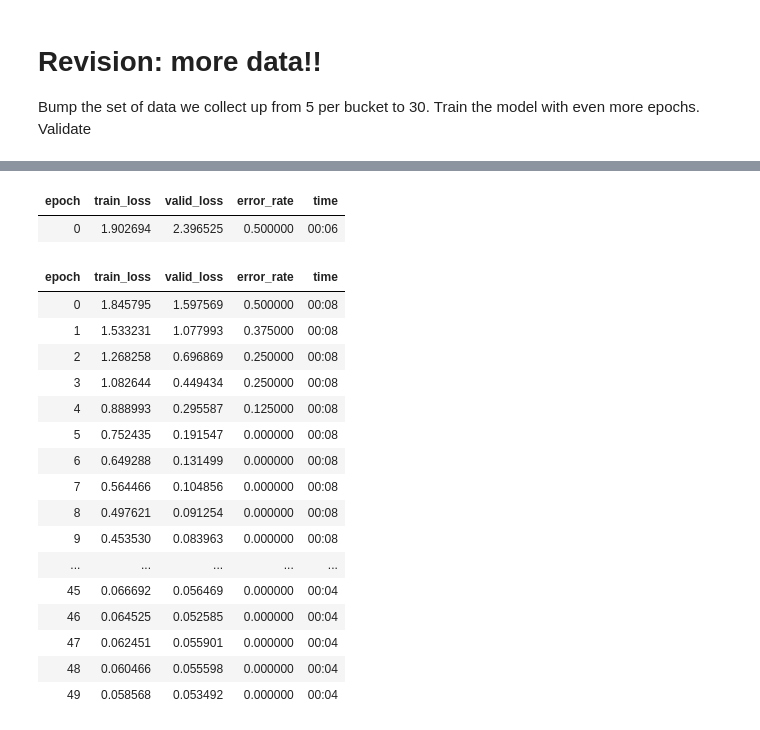
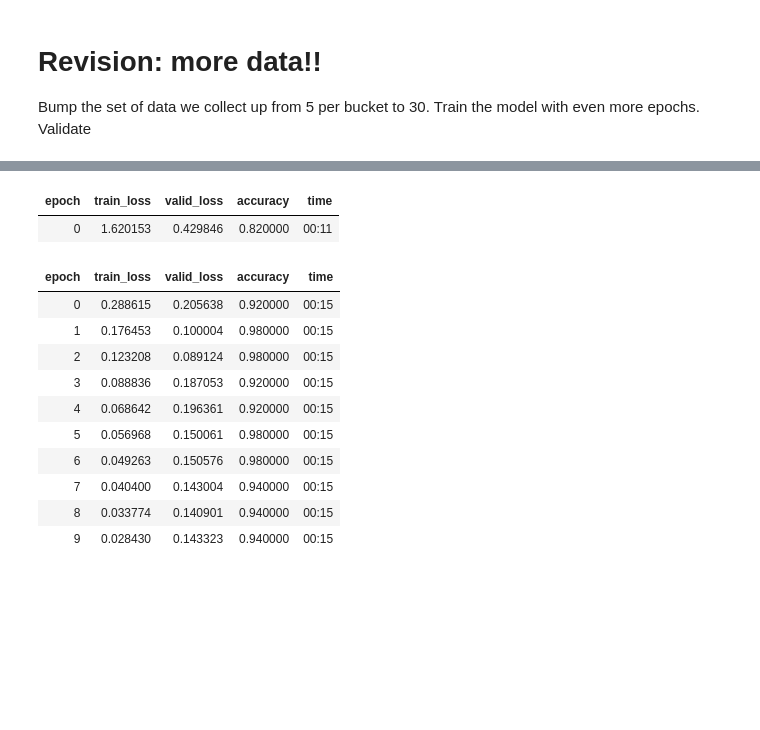
Before and after one commit to jewzaam/aiml-sandbox, a Jupyter notebook: blog-mnm.ipynb, the cells around one changed output, grey strips where cells are left out. Drawn from its saved outputs; the diff is of its cells as text; code cells hidden in the pictures; blank space fills up the shorter version.

```diff
--- a/blog-mnm.ipynb
+++ b/blog-mnm.ipynb
@@ -79,4 +83,4 @@ def download_validation_image(term):
 # %% [markdown]
 Make it easier to swap out the model and see how things change by defining a variable to capture the model.
 # %%
-model=resnet34
+model=resnet32
@@ -347,0 +300,10 @@ len(failed)
+# %%
+dls = DataBlock(
+    blocks=(ImageBlock, CategoryBlock),
+    get_items=get_image_files,
+    splitter=RandomSplitter(valid_pct=0.2, seed=42),
+    get_y=parent_label,
+    item_tfms=[Resize(192, method='squish')]
+).dataloaders(path, bs=32)
+
+dls.show_batch(max_n=6)
@@ -348,24 +312,18 @@ len(failed)
 # %%
-learn = vision_learner(dls, model, metrics=error_rate)
-learn.fine_tune(50)
+learn = vision_learner(dls, model, metrics=accuracy)
+learn.fine_tune(10)
 # %% [output]
-| epoch | train_loss | valid_loss | error_rate | time |
-| 0 | 1.902694 | 2.396525 | 0.500000 | 00:06 |
+| epoch | train_loss | valid_loss | accuracy | time |
+| 0 | 1.620153 | 0.429846 | 0.820000 | 00:11 |
-| epoch | train_loss | valid_loss | error_rate | time |
-| 0 | 1.845795 | 1.597569 | 0.500000 | 00:08 |
-| 1 | 1.533231 | 1.077993 | 0.375000 | 00:08 |
-| 2 | 1.268258 | 0.696869 | 0.250000 | 00:08 |
-| 3 | 1.082644 | 0.449434 | 0.250000 | 00:08 |
-| 4 | 0.888993 | 0.295587 | 0.125000 | 00:08 |
-| 5 | 0.752435 | 0.191547 | 0.000000 | 00:08 |
-| 6 | 0.649288 | 0.131499 | 0.000000 | 00:08 |
-| 7 | 0.564466 | 0.104856 | 0.000000 | 00:08 |
-| 8 | 0.497621 | 0.091254 | 0.000000 | 00:08 |
-| 9 | 0.453530 | 0.083963 | 0.000000 | 00:08 |
-| ... | ... | ... | ... | ... |
-| 45 | 0.066692 | 0.056469 | 0.000000 | 00:04 |
-| 46 | 0.064525 | 0.052585 | 0.000000 | 00:04 |
-| 47 | 0.062451 | 0.055901 | 0.000000 | 00:04 |
-| 48 | 0.060466 | 0.055598 | 0.000000 | 00:04 |
-| 49 | 0.058568 | 0.053492 | 0.000000 | 00:04 |
+| epoch | train_loss | valid_loss | accuracy | time |
+| 0 | 0.288615 | 0.205638 | 0.920000 | 00:15 |
+| 1 | 0.176453 | 0.100004 | 0.980000 | 00:15 |
+| 2 | 0.123208 | 0.089124 | 0.980000 | 00:15 |
+| 3 | 0.088836 | 0.187053 | 0.920000 | 00:15 |
+| 4 | 0.068642 | 0.196361 | 0.920000 | 00:15 |
+| 5 | 0.056968 | 0.150061 | 0.980000 | 00:15 |
+| 6 | 0.049263 | 0.150576 | 0.980000 | 00:15 |
+| 7 | 0.040400 | 0.143004 | 0.940000 | 00:15 |
+| 8 | 0.033774 | 0.140901 | 0.940000 | 00:15 |
+| 9 | 0.028430 | 0.143323 | 0.940000 | 00:15 |
 # %%
```
Also changed, not shown: parts of 48 cells of this notebook.
